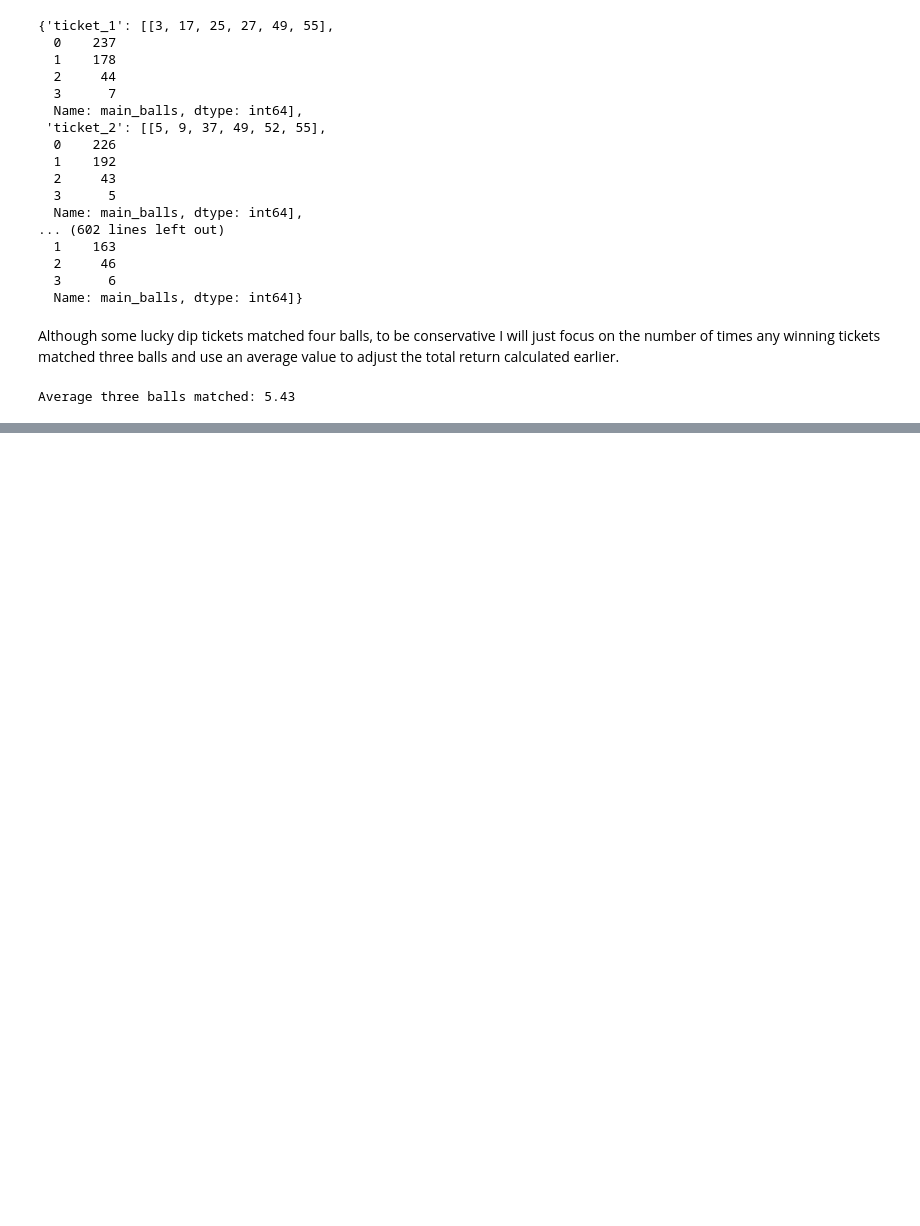
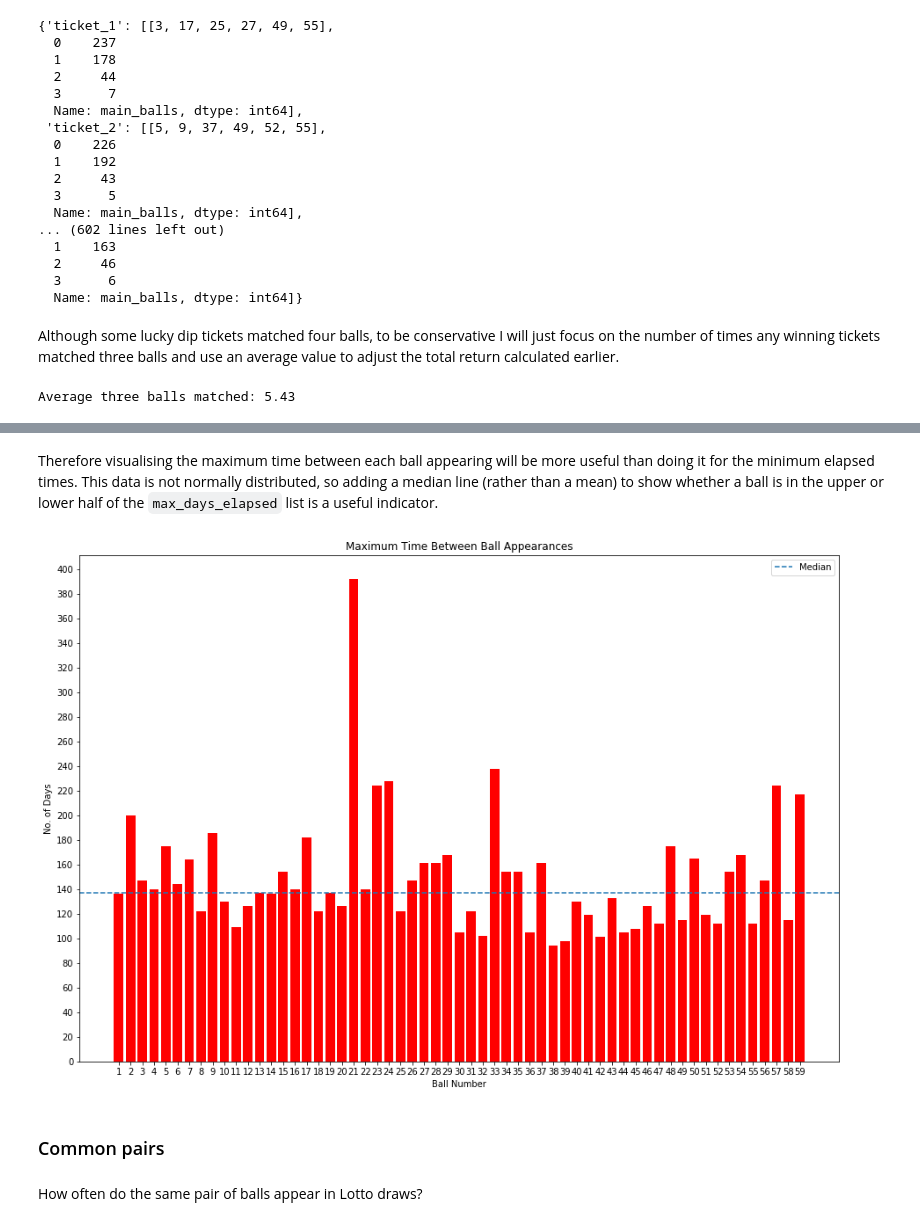
Before and after one commit to MatthewCarterIO/uk-lotto-DA, a Jupyter notebook: uk_lotto_DA.ipynb, the cells around one changed output, grey strips where cells are left out. Cells and saved outputs as stored; diff of their text form; code cells hidden in the pictures; blank space fills up the shorter version.

Commit message:
Continue time elapsed analysis and start common pairs

```diff
--- a/uk_lotto_DA.ipynb
+++ b/uk_lotto_DA.ipynb
@@ -414,11 +368,18 @@ def get_ball_draw_dates(ball_no):
     # Create boolean mask Series from the dataframe showing True for a row if the ball number has appeared in any
     # of the main ball columns.
     ball_appeared_mask = results_df[["ball_1","ball_2","ball_3","ball_4","ball_5","ball_6"]].isin([ball_no]).any(axis="columns")
-    # For each True row in the mask, retreive its index value (i.e. the draw date), convert it from string form
-    # into a datetime.date object and store it in a list.
+    # For each True row in the mask, retreive its index value (i.e. the draw date) and store it in a list.
     ball_drawn_dates = []
     for index, bool_value in ball_appeared_mask.items():
         if bool_value:
-            index_dt = datetime.strptime(index, "%Y-%m-%d").date()
-            ball_drawn_dates.append(index_dt)
+            ball_drawn_dates.append(index)
     return ball_drawn_dates
+# %%
+# Function to get time between ball last being drawn and the present (taken to be the last draw in dataset,
+# 25th March 2020).
+def get_days_last_appeared(ball_no):
+    # Get all dates that the ball was drawn.
+    drawn_dates = get_ball_draw_dates(ball_no)
+    # As it is an already ordered list the most recent date the ball appeared is last, so subract it from the
+    # "present" date.
+    return (datetime(2020, 3, 25) - drawn_dates[-1]).days
@@ -424,0 +388,11 @@ def get_ball_draw_dates(ball_no):
+# %%
+# Get the number of days since each of the 59 balls was last drawn.
+last_appeared = {}
+for ball in range(1, 60):
+    # Store ball number with days since last appearance in a dictionary.
+    last_appeared[ball] = get_days_last_appeared(ball)
+
+# Create a list that is sorted in descending order using the values of the dictionary.
+last_appeared_sorted = sorted(last_appeared.items(), key=lambda x: x[1], reverse=True)
+# Get the top ten elements from the list.
+last_appeared_sorted[:10]
@@ -451,0 +460,5 @@ plt.bar(days_elapsed, days_elapsed.values[0])
+# %%
+# Create a list containing just the maximum number of days between each ball appearing from the dictionary values and find
+# the maximum value.
+max_days_elapsed = [x[1] for x in days_elapsed.values()]
+print(f"Overall maximum days elapsed: {max(max_days_elapsed)}")
@@ -451,0 +475,21 @@ plt.bar(days_elapsed, days_elapsed.values[0])
+# %% [markdown]
+Therefore visualising the maximum time between each ball appearing will be more useful than doing it for the minimum elapsed times. This data is not normally distributed, so adding a median line (rather than a mean) to show whether a ball is in the upper or lower half of the `max_days_elapsed` list is a useful indicator.
+# %%
+# Plot bar chart of maximum time elapsed between appearances for each ball.
+fig = plt.figure(figsize=(12,8))
+ax = fig.add_axes([0,0,1,1])
+ax.bar(days_elapsed.keys(), max_days_elapsed, color='r')
+ax.axhline(y=np.median(max_days_elapsed), linestyle="--", label="Median")
+ax.set_title("Maximum Time Between Ball Appearances")
+ax.set_xlabel("Ball Number")
+ax.set_ylabel("No. of Days")
+ax.set_xticks(range(1,60))
+ax.set_yticks(range(0,420,20))
+ax.legend()
+plt.show()
+# %% [output]
+[figure, added]
+# %% [markdown]
+### Common pairs
+# %% [markdown]
+How often do the same pair of balls appear in Lotto draws?
```
Also changed, not shown: parts of 27 cells of this notebook.
